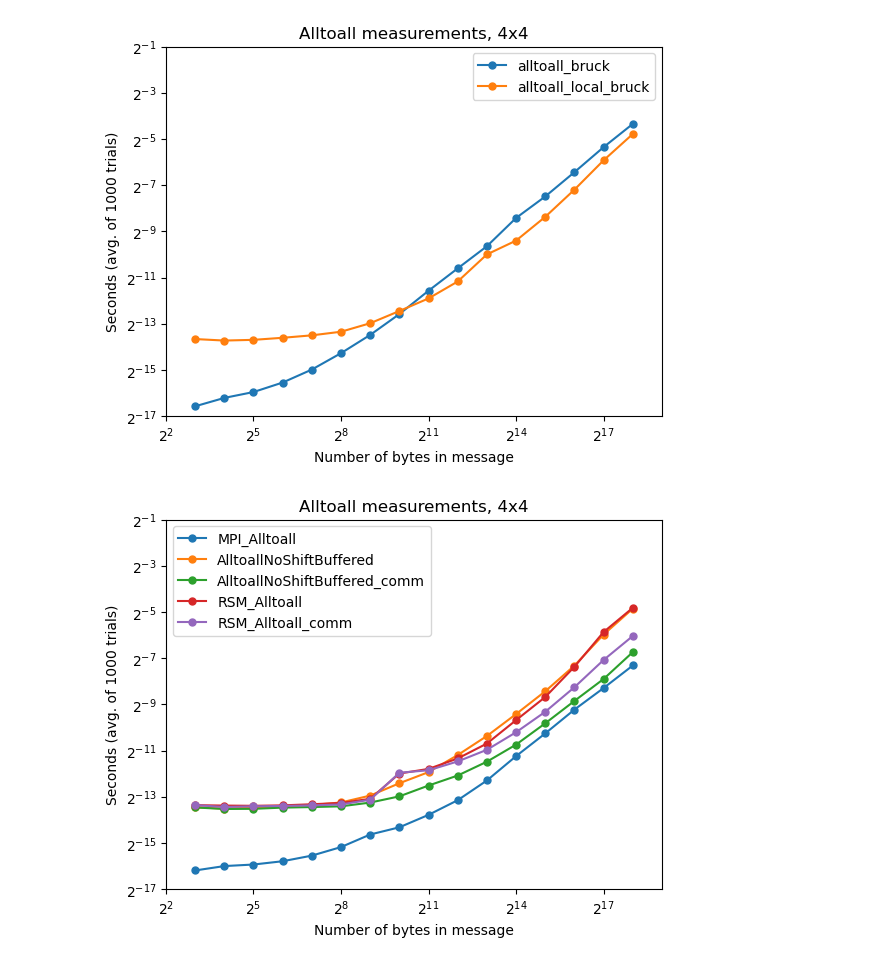
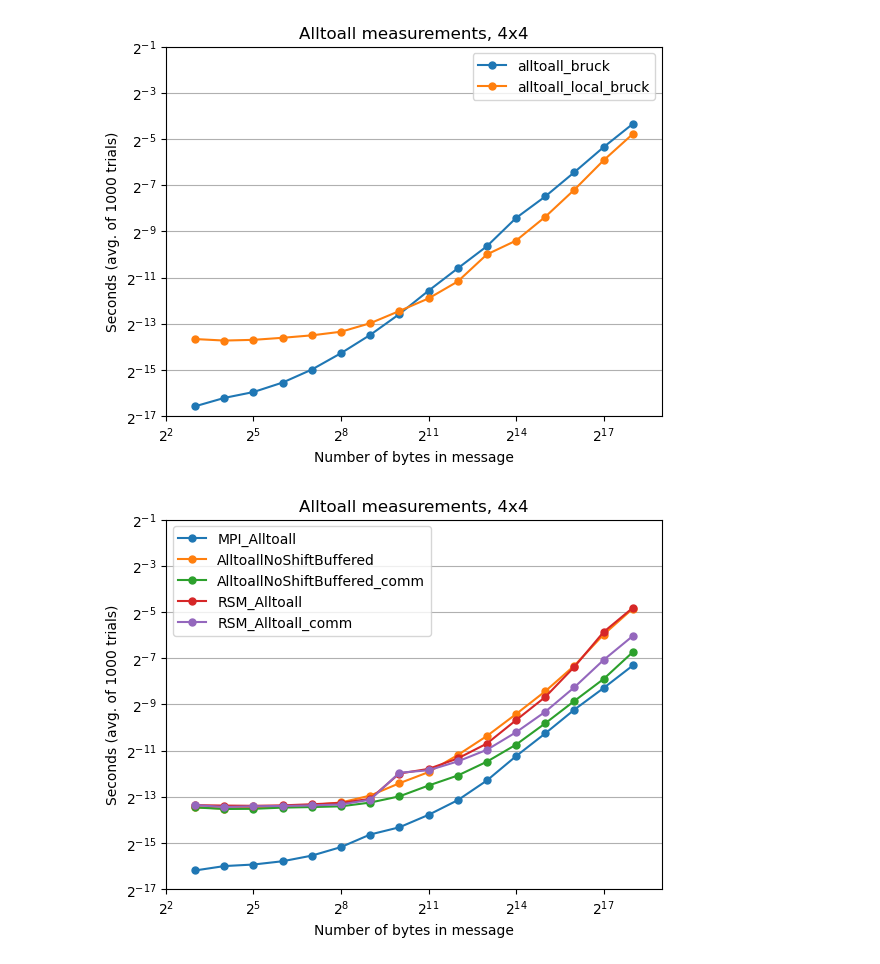
Before and after one commit to mctimm/CS542-Project, a Jupyter notebook: plots.ipynb, the cells around one changed output. Saved outputs shown, nothing was run; the diff lists cells and outputs as text; code cells hidden in the pictures.

Commit message:
add horizontal grid lines to plots

```diff
--- a/plots.ipynb
+++ b/plots.ipynb
@@ -19,34 +19,35 @@ data_bruck = data_4x4[data_4x4["algorithm"] == "alltoall_bruck"]
 
 fig = plt.figure()
 ax = fig.add_subplot(1, 1, 1)
 
 # ax.plot(data_openmpi["num_doubles_per_proc"]*8/16, data_openmpi["seconds"], 'o-', label='MPI_Alltoall', markersize=5)
 # ax.plot(data_local["num_doubles_per_proc"]*8/16, data_local["seconds"], 'o-', label='AlltoallVarSize', markersize=5)
 # ax.plot(data_comm["num_doubles_per_proc"]*8/16, data_comm["seconds"], 'o-', label='AlltoallVarSize_comm', markersize=5)
 # ax.plot(data_buff["num_doubles_per_proc"]*8/16, data_buff["seconds"], 'o-', label='AlltoallNoShiftBuffered', markersize=5)
 
 # ax.plot(data_rsm["num_doubles_per_proc"]*8/16, data_rsm["seconds"], 'o-', label='RSM_Alltoall', markersize=5)
 # ax.plot(data_manpack["num_doubles_per_proc"]*8/16, data_manpack["seconds"], 'o-', label='RSM_Alltoall_manpack', markersize=5)
 # ax.plot(data_mpipack["num_doubles_per_proc"]*8/16, data_mpipack["seconds"], 'o-', label='RSM_Alltoall_mpipack', markersize=5)
 # ax.plot(data_manpack_sr["num_doubles_per_proc"]*8/16, data_manpack_sr["seconds"], 'o-', label='RSM_Alltoall_manpack_sendrecieve', markersize=5)
 # ax.plot(data_sr["num_doubles_per_proc"]*8/16, data_sr["seconds"], 'o-', label='RSM_Alltoall_sendrecv', markersize=5)
 # ax.plot(data_wait["num_doubles_per_proc"]*8/16, data_wait["seconds"], 'o-', label='RSM_Alltoall_wait', markersize=5)
 
 ax.plot(data_bruck["num_doubles_per_proc"]*8/16, data_bruck["seconds"], 'o-', label='alltoall_bruck', markersize=5)
 ax.plot(data_local_bruck["num_doubles_per_proc"]*8/16, data_local_bruck["seconds"], 'o-', label='alltoall_local_bruck', markersize=5)
 
 plt.xlim([2**2, 2**19])
 plt.ylim([2**-17, 2**-1])
 ax.set_xscale('log', base=2)
 ax.set_yscale('log', base=2)
 ax.set_title("Alltoall measurements, 4x4")
 ax.set_xlabel("Number of bytes in message")
 ax.set_ylabel("Seconds (avg. of 1000 trials)")
 ax.legend()
+ax.grid(axis='y')
 plt.savefig("alltoall_4x4.jpg")
 plt.show()
 # %% [output]
-[figure, old version]
+[figure, new version]
 # %%
 data_4x4_2 = pd.read_csv('results_4x4_2.csv')
 data_openmpi = data_4x4_2[data_4x4_2["algorithm"] == "MPI_Alltoall"]
@@ -72,10 +73,11 @@ ax.set_title("Alltoall measurements, 4x4")
 ax.set_xlabel("Number of bytes in message")
 ax.set_ylabel("Seconds (avg. of 1000 trials)")
 ax.legend()
+ax.grid(axis='y')
 plt.savefig("alltoall_4x4_2.jpg")
 plt.show()
 # %% [output]
-[figure, old version]
+[figure, new version]
 # %%
 data_8x8 = pd.read_csv('results_8x8.csv')
 data_bruck = data_8x8[data_8x8["algorithm"] == "alltoall_bruck"]
```
Also changed, not shown: parts of 3 cells of this notebook, 4 other files.
